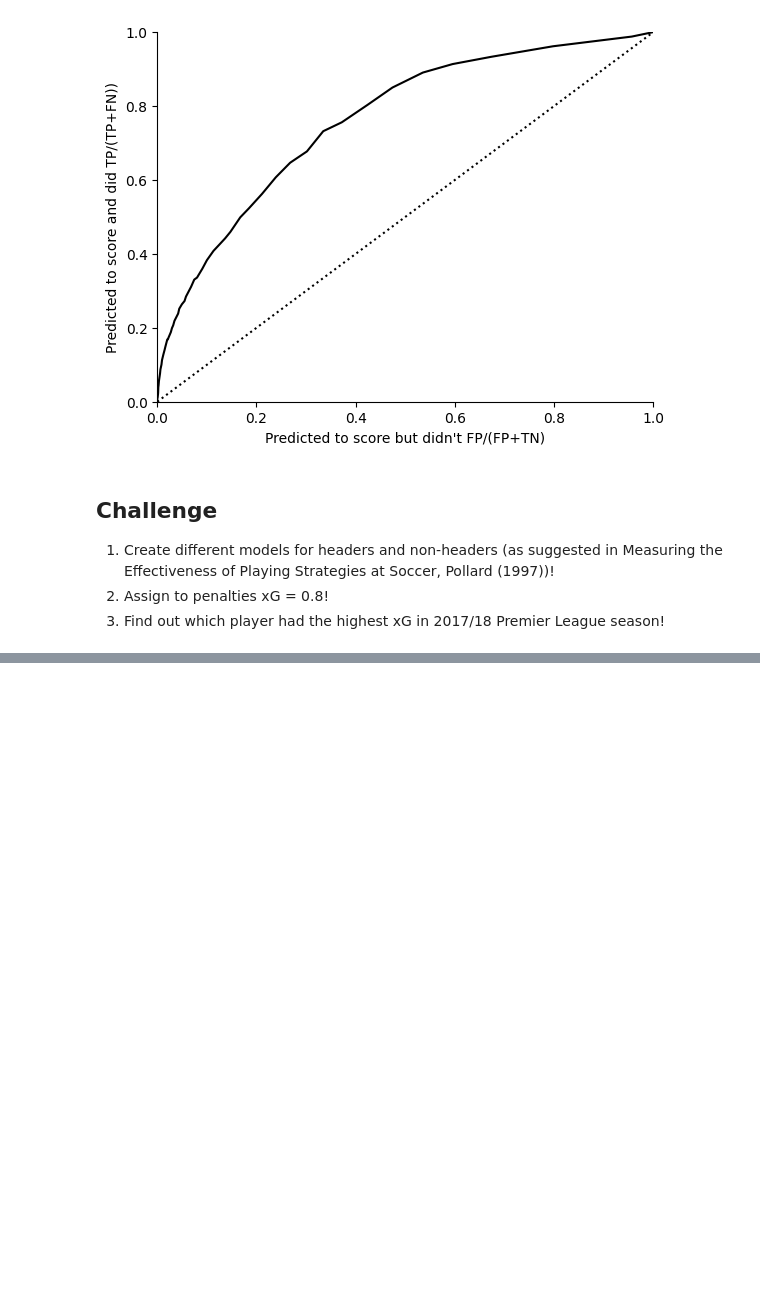
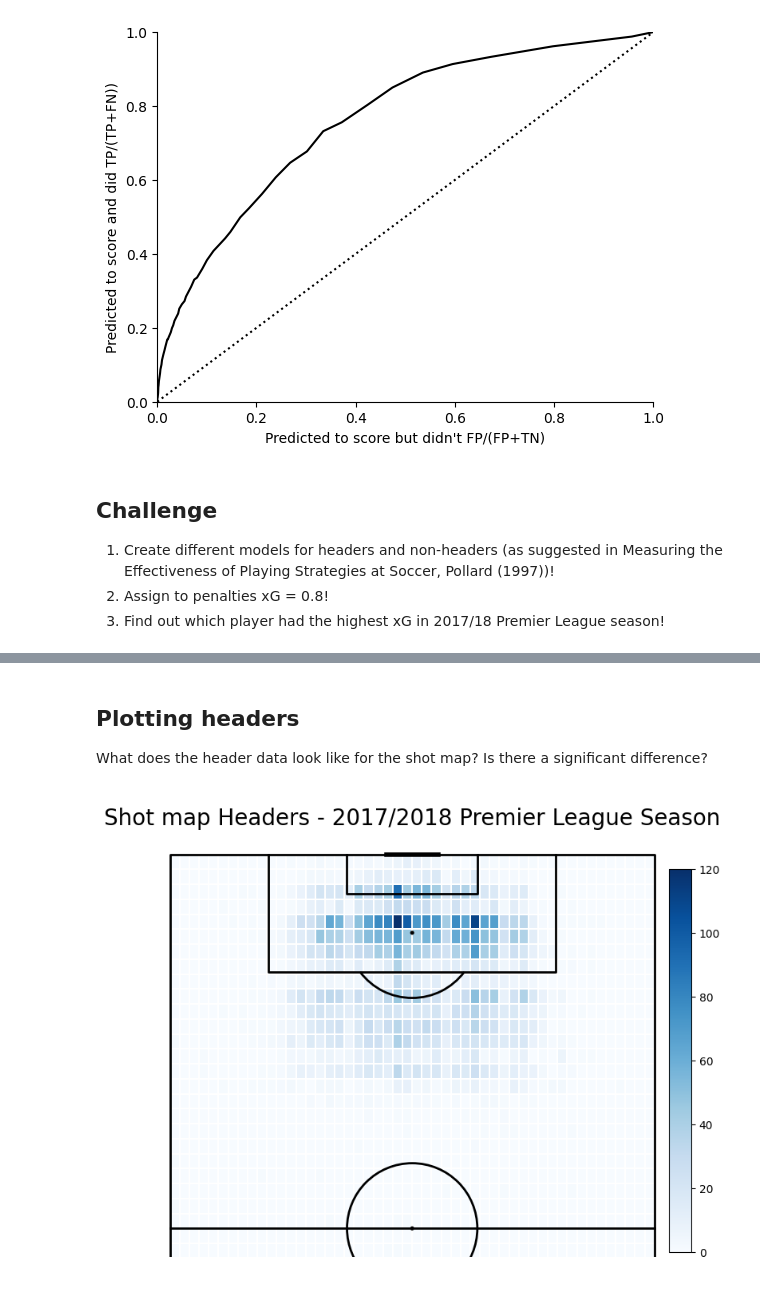
Before and after one commit to khoffLSU/footy_analytics, a Jupyter notebook: Expected goals.ipynb, the cells around one changed output, grey strips where cells are left out. Cells and saved outputs as stored; diff of their text form; code cells hidden in the pictures; blank space fills up the shorter version.

Commit message:
Add header dataset for Xg model

```diff
--- a/Expected goals.ipynb
+++ b/Expected goals.ipynb
@@ -631,8 +631,9 @@ ax.spines['right'].set_visible(False)
 3. Find out which player had the highest xG in 2017/18 Premier League season!
 # %%
 # Filter dataframe for shots where type is header
-(train
+headers = (train
  .query('subEventName.isin(["Shot","Penalty","Free kick shot"])')
+#  .query('tags.contains(403)')
  .assign(X = lambda df: df.positions.apply(lambda cell: (100 - cell[0]['x']) * 105/100),
          Y = lambda df: df.positions.apply(lambda cell: cell[0]['y']* 68/100),
          C = lambda df: df.positions.apply(lambda cell: abs(cell[0]['y'] - 50) * 68/100),
@@ -642,6 +643,8 @@ ax.spines['right'].set_visible(False)
                                      np.arctan(7.32 * df["X"] /(df["X"]**2 + df["C"]**2 - (7.32/2)**2)),
                                      np.arctan(7.32 * df["X"] /(df["X"]**2 + df["C"]**2 - (7.32/2)**2))
                                      + np.pi),
-         Goal = lambda df: df.tags.apply(lambda x: 1 if {'id':101} in x else 0).astype(object)
+         Goal = lambda df: df.tags.apply(lambda x: 1 if {'id':101} in x else 0).astype(object),
+         Header = lambda df: df.tags.apply(lambda x: 1 if {'id':403} in x else 0).astype(object)
         )
-).head()
+ .query('Header == 1')
+)
@@ -654,0 +651,25 @@ ax.spines['right'].set_visible(False)
+# %% [markdown]
+## Plotting headers
+What does the header data look like for the shot map?  Is there a significant difference?
+# %%
+# plot pitch
+pitch = VerticalPitch(line_color='black', half = True,
+                      pitch_type='custom', pitch_length=105, pitch_width=68, line_zorder = 2)
+fig, ax = pitch.grid(grid_height=0.9, title_height=0.06, axis=False, figheight=6,
+                     endnote_height=0.04, title_space=0, endnote_space=0)
+
+# subtracting x from 105 but not y from 68 because of inverted Wyscout axis
+# calculate number of shots in each bin
+bin_statistic_headers = pitch.bin_statistic(105 - headers.X, headers.Y, bins=50)
+
+# make heatmap
+pcm = pitch.heatmap(bin_statistic_shots,
+                    ax=ax["pitch"], cmap='Blues', edgecolor='white', linewidth = 0.01)
+
+# make legend
+ax_cbar = fig.add_axes((0.95, 0.05, 0.04, 0.8))
+cbar = plt.colorbar(pcm, cax=ax_cbar)
+fig.suptitle('Shot map Headers - 2017/2018 Premier League Season' , fontsize = 20)
+plt.show()
+# %% [output]
+[figure, added]
```
Also changed, not shown: parts of 9 cells of this notebook.
